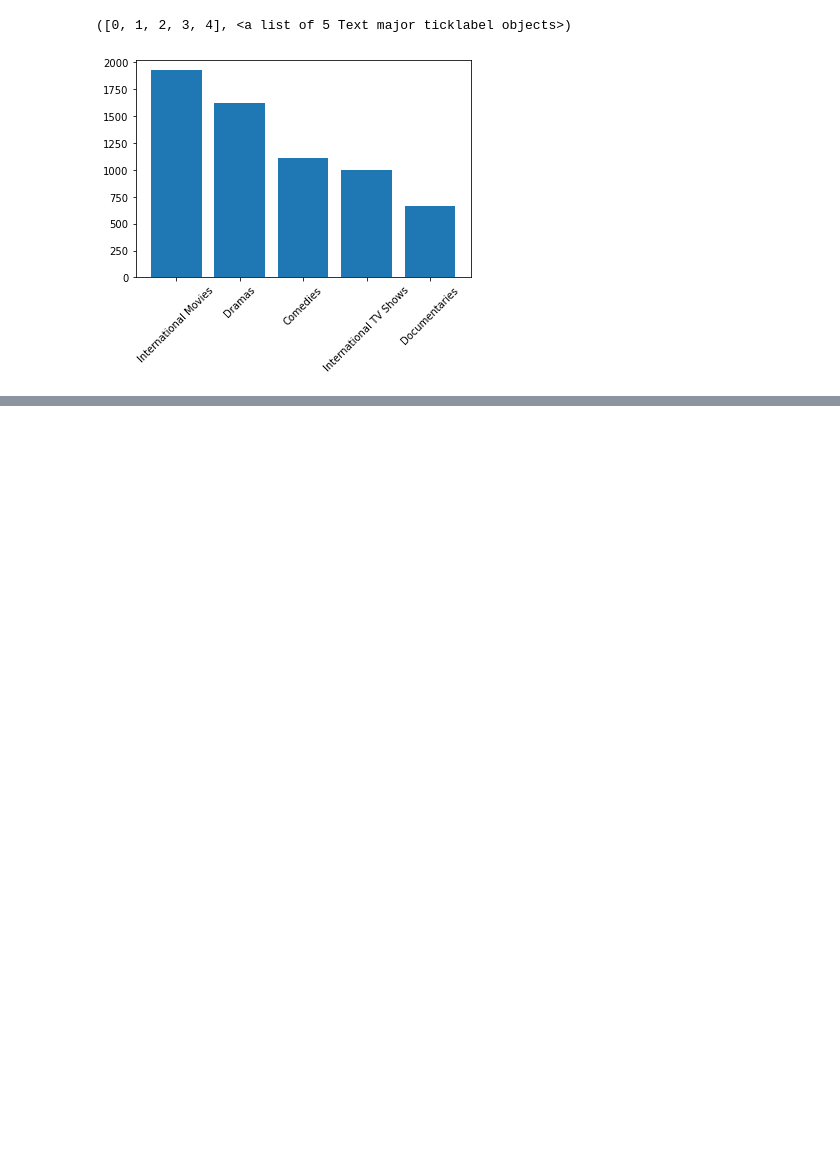
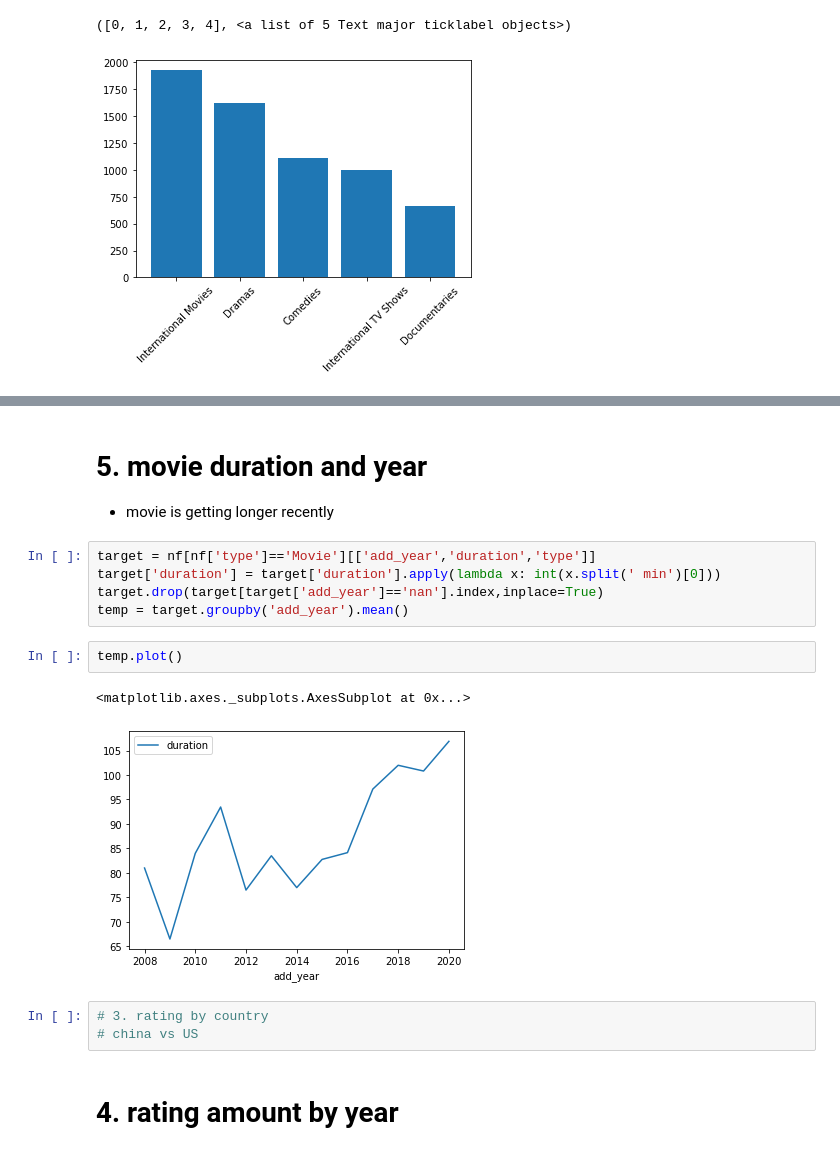
Before and after one commit to willhwh/DS_60Days, a Jupyter notebook: project1_nf.ipynb, the cells around one changed output, grey strips where cells are left out. Drawn from its saved outputs; the diff is of its cells as text; blank space fills up the shorter version.

```diff
--- a/project1_nf.ipynb
+++ b/project1_nf.ipynb
@@ -719,0 +688,18 @@ plt.xticks(temp['add_year'].sort_values('add_year').unique())
+# %% [markdown]
+# 5. movie duration and year
+- movie is getting longer recently
+# %%
+target = nf[nf['type']=='Movie'][['add_year','duration','type']]
+target['duration'] = target['duration'].apply(lambda x: int(x.split(' min')[0]))
+target.drop(target[target['add_year']=='nan'].index,inplace=True)
+temp = target.groupby('add_year').mean()
+# %%
+temp.plot()
+# %% [output]
+<matplotlib.axes._subplots.AxesSubplot at 0x...>
+[figure, added]
+# %%
+# 3. rating by country
+# china vs US
+# %% [markdown]
+# 4. rating amount by year
```
Also changed, not shown: parts of 28 cells of this notebook.
